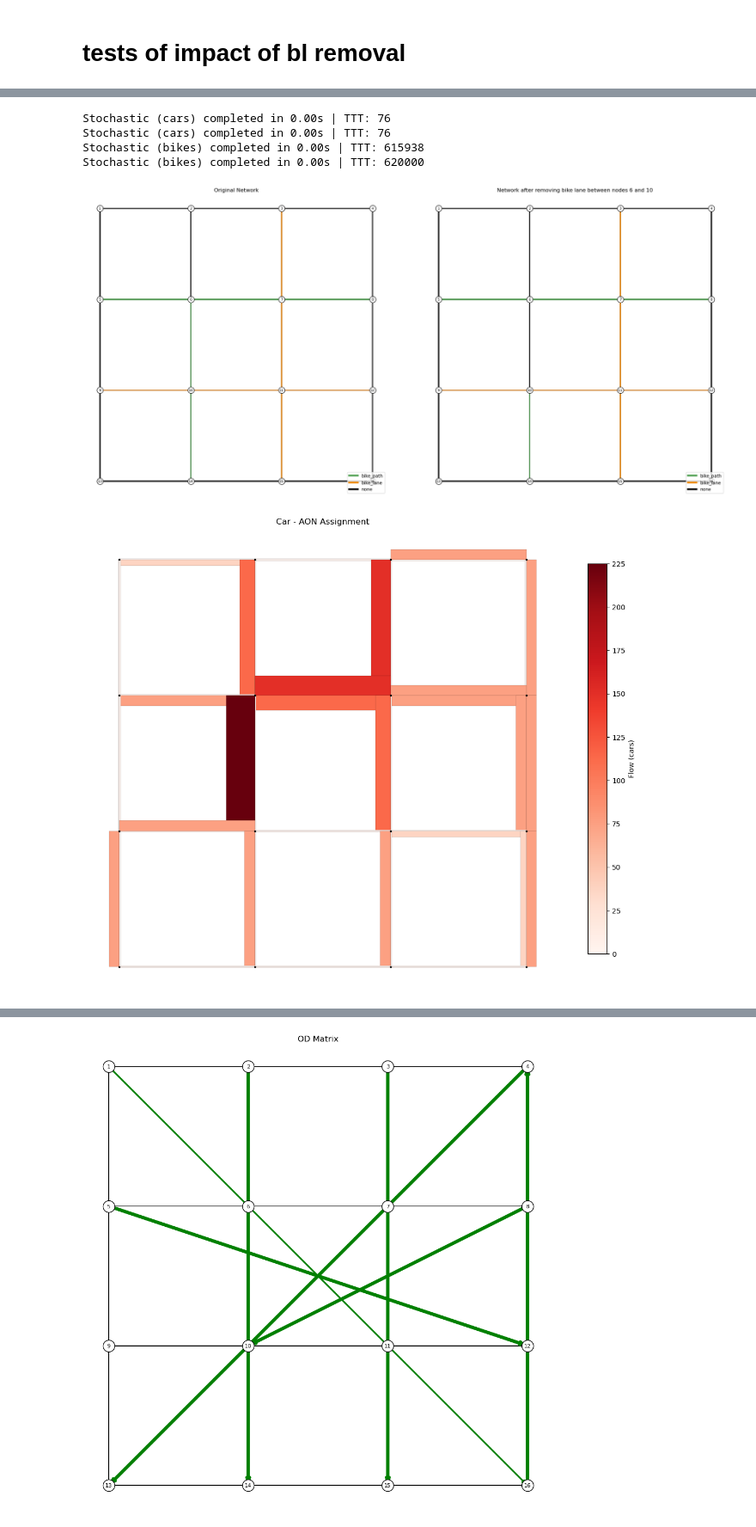
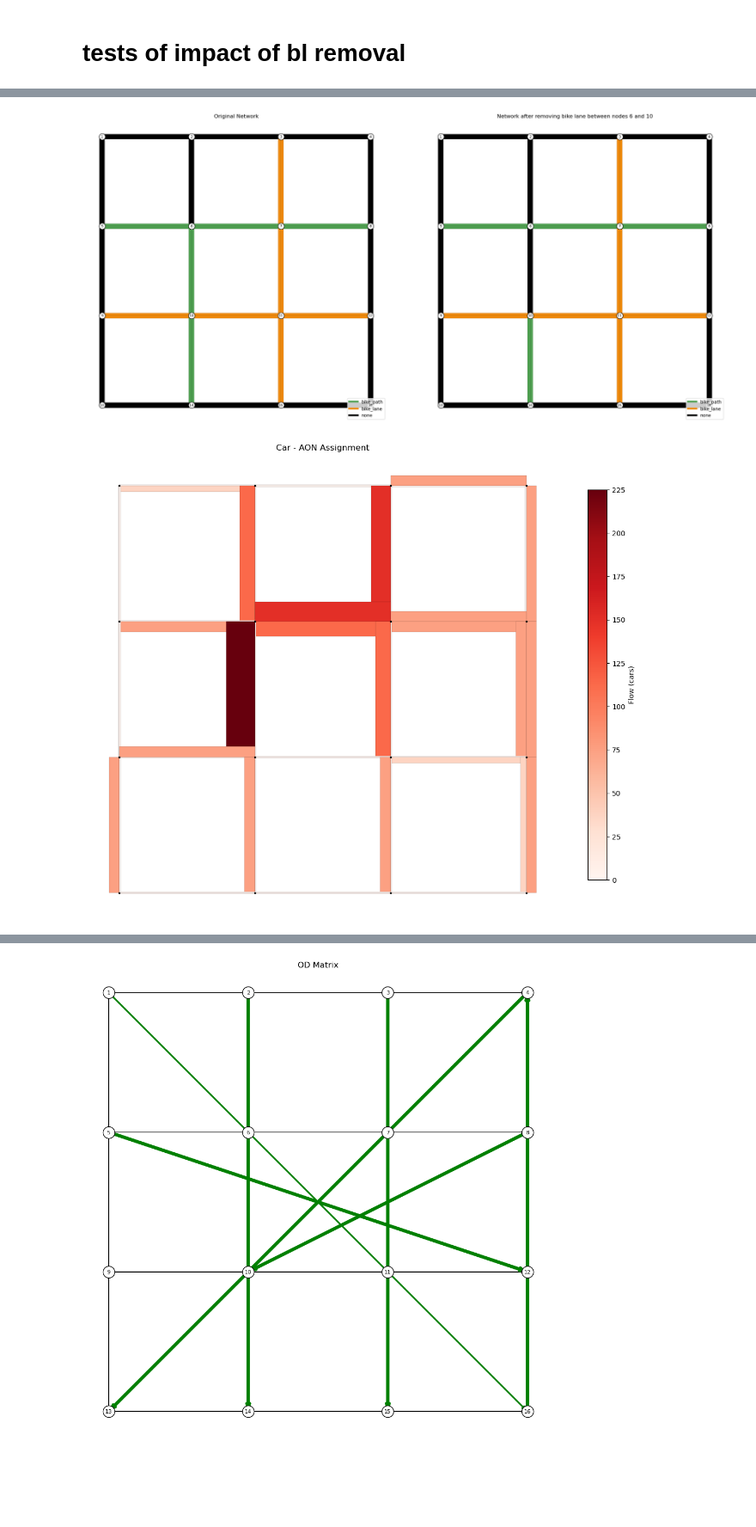
Before and after one commit to tim-lemm/code_these, a Jupyter notebook: notebooks/bike_model_v2.ipynb, the cells around one changed output, grey strips where cells are left out. Shown at 86% size. Cells and saved outputs as stored; diff of their text form; code cells hidden in the pictures; blank space fills up the shorter version.

```diff
--- a/notebooks/bike_model_v2.ipynb
+++ b/notebooks/bike_model_v2.ipynb
@@ -99,14 +101,14 @@ def pl_traffic(traffic):
         return 1.3
 
 
-def simple_bi_2(edges_df):
+def simple_bi_2(edges_df, traffic_col='traffic'):
     length_bi = []
     for _, edge in edges_df.iterrows():
         perceived_l = 0
         perceived_l += pl_type_bike(edge['type_bike'])
         perceived_l += pl_slope(edge['slope'])
         perceived_l += pl_green(edge['green_blue_coverage'])
-        perceived_l += pl_traffic(edge['traffic'])
+        perceived_l += pl_traffic(edge[traffic_col])
         length_bi.append(perceived_l/4)
     edges_df['length_bi'] = length_bi*edges_df['length']
     edges_df['length_bi'] = edges_df['length_bi'].astype(np.float64)
@@ -703,8 +768,8 @@ edge_df['green_blue_coverage']=0.7
 edge_df_2 = change_type_bike(edge_df,6,10,None)
 edge_df_2 = change_type_bike(edge_df_2,10,6,None)
 fig, axes = plt.subplots(1,2, figsize=(24,10))
-plot_network(edge_df, node_df, color_col_str='type_bike', base_width=0.2, width_scale=5, node_size=200, legend=True,  node_label=True, ax=axes[0], title='Original Network')
-plot_network(edge_df_2, node_df, color_col_str='type_bike', base_width=0.2, width_scale=5, node_size=200, legend=True,  node_label=True, ax=axes[1], title='Network after removing bike lane between nodes 6 and 10')
+plot_network(edge_df, node_df, color_col_str='type_bike', base_width=1, width_scale=5, node_size=200, legend=True,  node_label=True, ax=axes[0], title='Original Network')
+plot_network(edge_df_2, node_df, color_col_str='type_bike', base_width=1, width_scale=5, node_size=200, legend=True,  node_label=True, ax=axes[1], title='Network after removing bike lane between nodes 6 and 10')
 
 #cars traffic assigment
 cars_results_base_network = ta_stochastic(edge_df, od_car, mode='cars',
@@ -734,8 +799,8 @@ plot_network(
 edge_df = simple_bi_2(edge_df)
 edge_df_2 = simple_bi_2(edge_df_2)
 fig, axes = plt.subplots(1,2, figsize=(24,10))
-plot_network(edge_df_2, node_df, color_col_str='type_bike', base_width=0.2, width_scale=5, node_size=200, legend=True,  node_label=True, edges_label_col='length_bi', ax=axes[1], title='Network after removing bike lane between nodes 6 and 10')
-plot_network(edge_df, node_df, ax=axes[0],color_col_str='type_bike', base_width=0.2, width_scale=5, node_size=200, legend=True,  node_label=True, edges_label_col='length_bi', title='Original Network')
+plot_network(edge_df_2, node_df, color_col_str='type_bike', base_width=1, width_scale=5, node_size=200, legend=True,  node_label=True, edges_label_col='length_bi', ax=axes[1], title='Network after removing bike lane between nodes 6 and 10')
+plot_network(edge_df, node_df, ax=axes[0],color_col_str='type_bike', base_width=1, width_scale=5, node_size=200, legend=True,  node_label=True, edges_label_col='length_bi', title='Original Network')
 
 #bike traffic assigment
 bike_results_base_network = ta_stochastic(edge_df, od_bike, mode='bikes',
@@ -788,6 +851,2 @@ WARNING:aequilibrae:Field(s) type_bike has(ve) at least one NaN value. Check you
-Stochastic (cars) completed in 0.00s | TTT: 76
-Stochastic (cars) completed in 0.00s | TTT: 76
-Stochastic (bikes) completed in 0.00s | TTT: 615938
-Stochastic (bikes) completed in 0.00s | TTT: 620000
-[figure, old version]
+[figure, new version]
 [figure]
```
Also changed, not shown: parts of 16 cells of this notebook.
